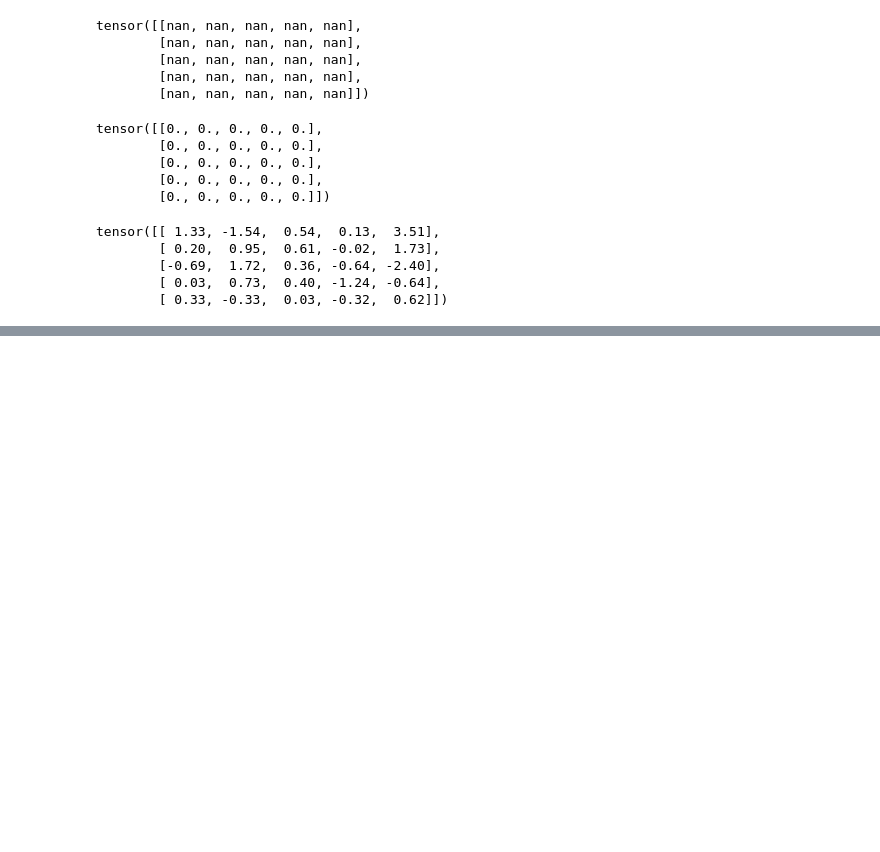
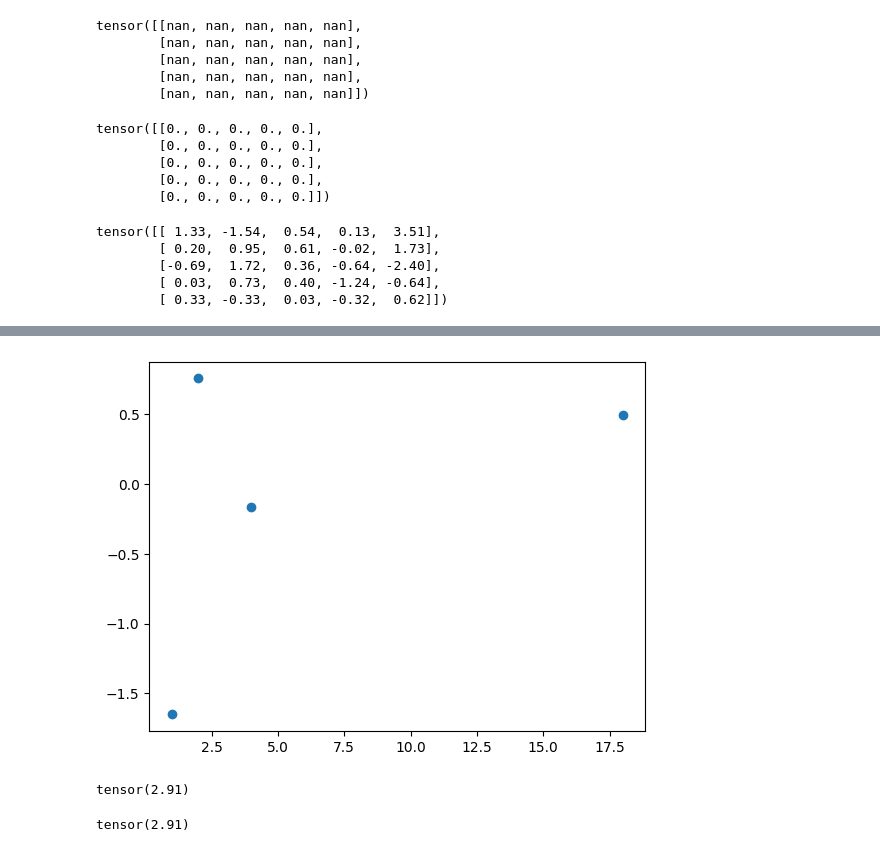
Before and after one commit to satani99/fastai_22_2, a Jupyter notebook: initializing.ipynb, the cells around one changed output, grey strips where cells are left out. Saved outputs shown, nothing was run; the diff lists cells and outputs as text; code cells hidden in the pictures; blank space fills up the shorter version.

```diff
--- a/initializing.ipynb
+++ b/initializing.ipynb
@@ -175,0 +219,13 @@ tensor([[ 1.33, -1.54,  0.54,  0.13,  3.51],
+# %%
+v = torch.randn_like(t)
+plt.scatter(t, v);
+# %% [output]
+[figure, added]
+# %%
+((t-t.mean()) * (v-v.mean())).mean()
+# %% [output]
+tensor(2.91)
+# %%
+cov = (t*v).mean() - t.mean()*v.mean(); cov
+# %% [output]
+tensor(2.91)
```
Also changed, not shown: parts of 12 cells of this notebook.
